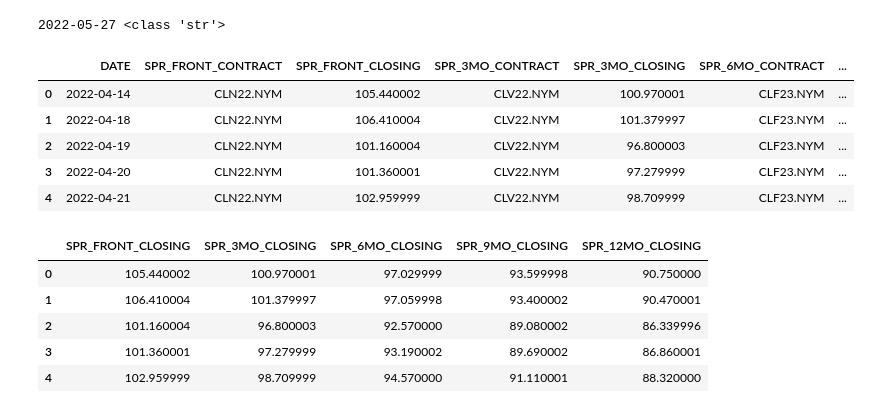
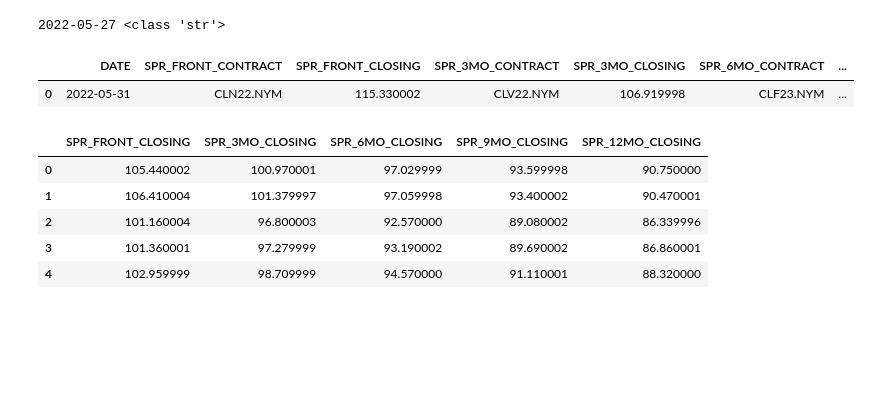
Before and after one commit to karimwitani/future_data_manager, a Jupyter notebook: temp/notebooks/scratch_1.ipynb, the cells around one changed output. Saved outputs shown, nothing was run; the diff lists cells and outputs as text; code cells hidden in the pictures; blank space fills up the shorter version.

```diff
--- a/scratch.ipynb
+++ b/temp/notebooks/scratch_1.ipynb
@@ -888,8 +888,8 @@ conn.close()
 2022-05-27 <class 'str'>
 # %%
 # CREATE AN SQL THAT JOINS A BUNCH OF TEMP TABLES, EACH FOR A DISTINCT EXPIRY DATE, AND JOIN THE ON THE DATE KEY
-
-conn = sqlite3.connect('futures.db')
+import sqlite3
+conn = sqlite3.connect('../../database/data/futures_dev.db')
 cur = conn.cursor()
 
 sql = f"""
@@ -920,38 +920,34 @@ TEMP_9 AS (
 TEMP_12 AS (
     SELECT DATE, TICKER, CLOSE
     FROM OIL_FUTURES_YAHOO
     WHERE TICKER = '{ticker_12}'
 
 )
 SELECT
     TEMP_0.DATE, TEMP_0.TICKER SPR_FRONT_CONTRACT, TEMP_0.CLOSE SPR_FRONT_CLOSING,
     TEMP_3.TICKER SPR_3MO_CONTRACT, TEMP_3.CLOSE SPR_3MO_CLOSING,
     TEMP_6.TICKER SPR_6MO_CONTRACT, TEMP_6.CLOSE SPR_6MO_CLOSING,
     TEMP_9.TICKER SPR_9MO_CONTRACT, TEMP_9.CLOSE SPR_9MO_CLOSING,
     TEMP_12.TICKER SPR_12MO_CONTRACT, TEMP_12.CLOSE SPR_12MO_CLOSING
 FROM TEMP_0
 INNER JOIN TEMP_3
     ON TEMP_0.DATE = TEMP_3.DATE
 INNER JOIN TEMP_6
     ON TEMP_0.DATE = TEMP_6.DATE
 INNER JOIN TEMP_9
     ON TEMP_0.DATE = TEMP_9.DATE
 INNER JOIN TEMP_12
     ON TEMP_0.DATE = TEMP_12.DATE
 WHERE TEMP_0.DATE > '{max_spread_date}'
 """
 df = pd.read_sql_query(sql, conn)
 # cur.execute(sql)
 # result = cur.fetchall()
 conn.close()
 df.head()
 # %% [output]
 |  | DATE | SPR_FRONT_CONTRACT | SPR_FRONT_CLOSING | SPR_3MO_CONTRACT | SPR_3MO_CLOSING | SPR_6MO_CONTRACT | ... |
-| 0 | 2022-04-14 | CLN22.NYM | 105.440002 | CLV22.NYM | 100.970001 | CLF23.NYM | ... |
-| 1 | 2022-04-18 | CLN22.NYM | 106.410004 | CLV22.NYM | 101.379997 | CLF23.NYM | ... |
-| 2 | 2022-04-19 | CLN22.NYM | 101.160004 | CLV22.NYM | 96.800003 | CLF23.NYM | ... |
-| 3 | 2022-04-20 | CLN22.NYM | 101.360001 | CLV22.NYM | 97.279999 | CLF23.NYM | ... |
-| 4 | 2022-04-21 | CLN22.NYM | 102.959999 | CLV22.NYM | 98.709999 | CLF23.NYM | ... |
+| 0 | 2022-05-31 | CLN22.NYM | 115.330002 | CLV22.NYM | 106.919998 | CLF23.NYM | ... |
 # %%
 ## insert values into dataframe
 conn = sqlite3.connect('futures.db')
```
Also changed, not shown: parts of 1 cell of this notebook, 17 other files.
